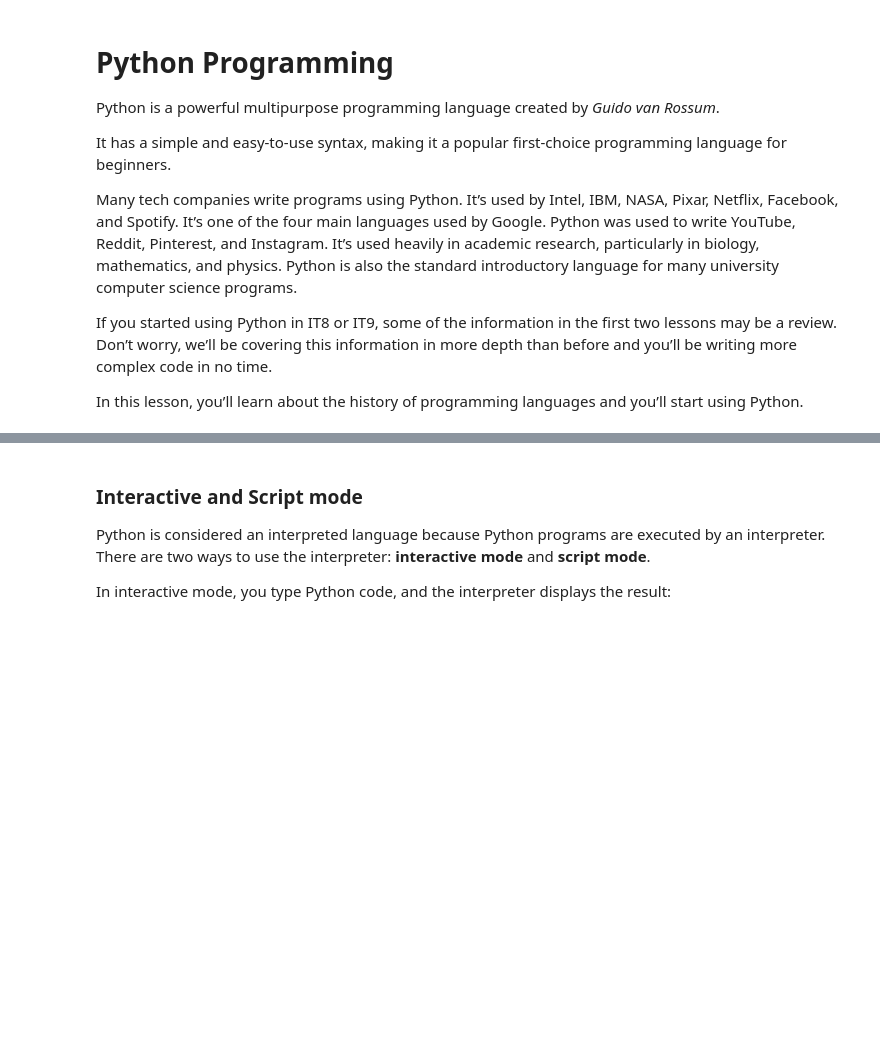
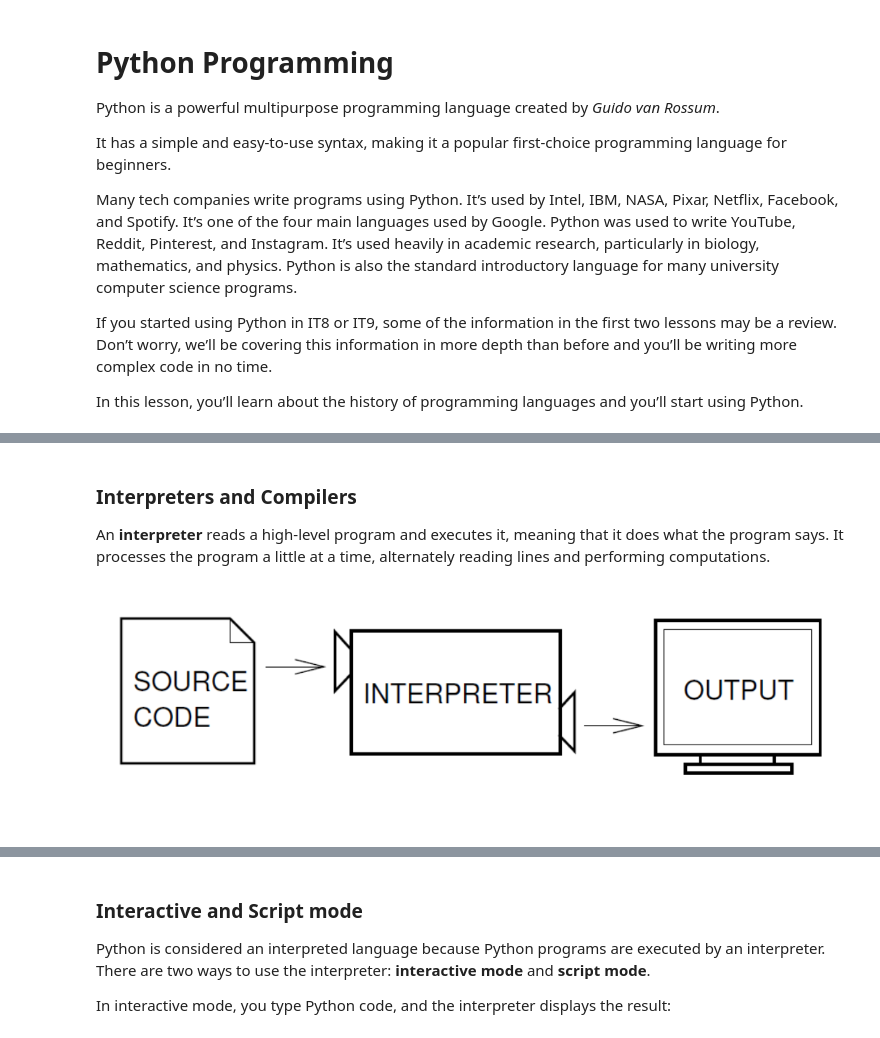
Before and after one commit to teaghan/CS10, a Jupyter notebook: Unit4_Lesson1.ipynb, the cells around one changed output, grey strips where cells are left out. Cells and saved outputs as stored; diff of their text form; code cells hidden in the pictures; blank space fills up the shorter version.

```diff
--- a/Unit4_Lesson1.ipynb
+++ b/Unit4_Lesson1.ipynb
@@ -52 +53,9 @@ Due to these advantages, almost all programs are written in high-level languages
+# %% [markdown]
+### Interpreters and Compilers
+
+An **interpreter** reads a high-level program and executes it, meaning that it does what the program says. It processes the program a little at a time, alternately reading lines and performing computations.
+# %%
+Image(filename="./images/interpreter.png")
+# %% [output]
+[figure, added]
 # %% [markdown]
```
Also changed, not shown: parts of 23 cells of this notebook, 30 other files.
